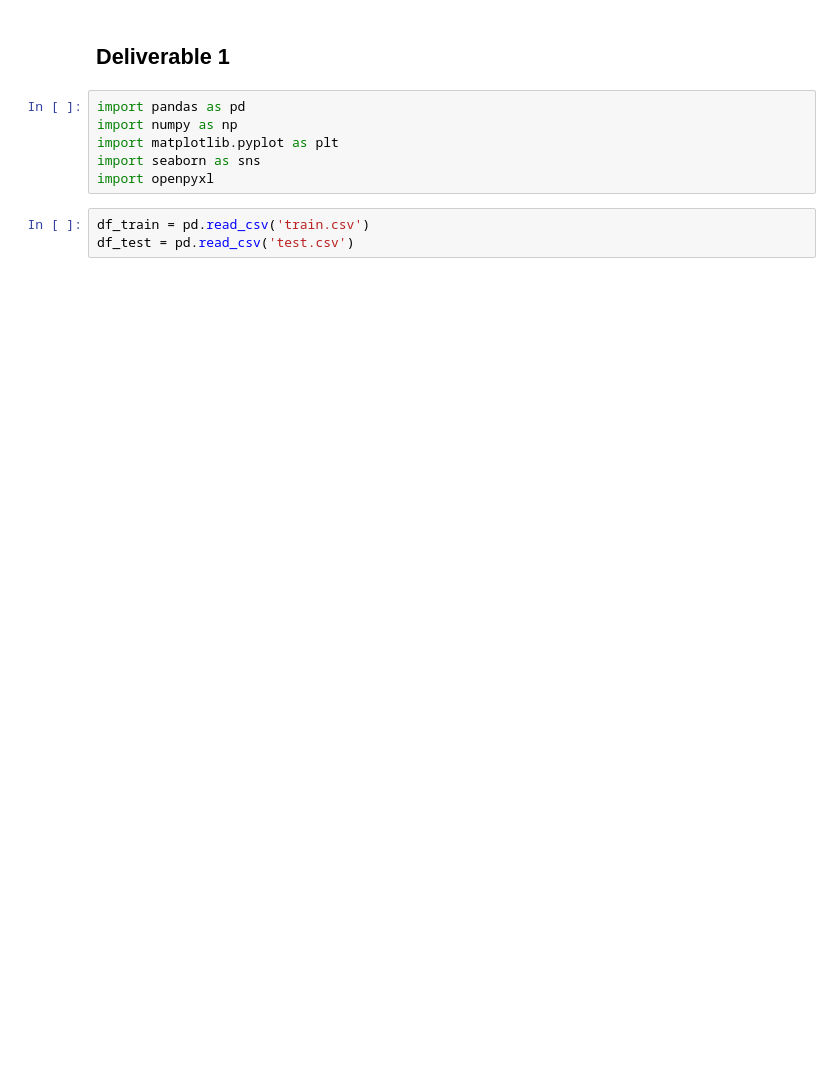
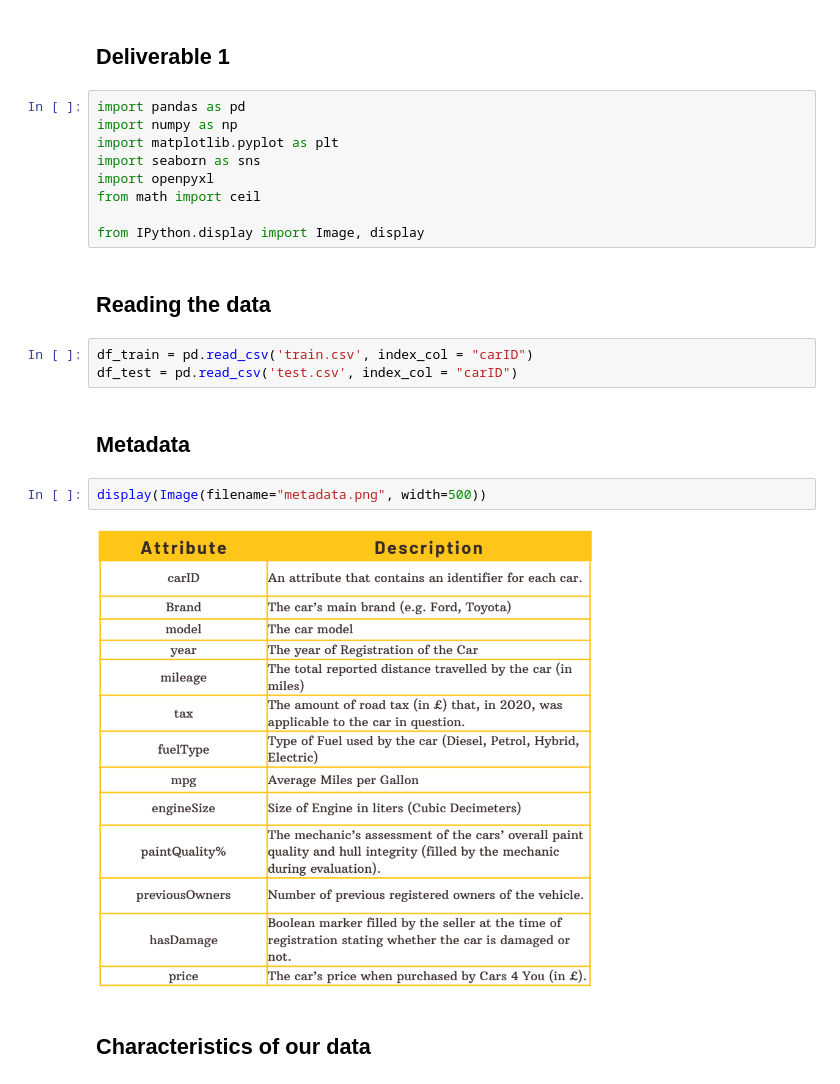
Before and after one commit to barbara-sousa-franco/Machine-Learning-Project, a Jupyter notebook: Deliverable 1.ipynb, the cells around one changed output. Saved outputs shown, nothing was run; the diff lists cells and outputs as text; blank space fills up the shorter version.

```diff
--- a/Deliverable 1.ipynb
+++ b/Deliverable 1.ipynb
@@ -6,6 +6,19 @@ import numpy as np
 import matplotlib.pyplot as plt
 import seaborn as sns
 import openpyxl
+from math import ceil
+
+from IPython.display import Image, display
+# %% [markdown]
+## Reading the data
 # %%
-df_train = pd.read_csv('train.csv')
-df_test = pd.read_csv('test.csv')
+df_train = pd.read_csv('train.csv', index_col = "carID")
+df_test = pd.read_csv('test.csv', index_col = "carID")
+# %% [markdown]
+## Metadata
+# %%
+display(Image(filename="metadata.png", width=500))
+# %% [output]
+[figure, added]
+# %% [markdown]
+## Characteristics of our data
```
Also changed, not shown: parts of 101 cells of this notebook, 1 other file.
